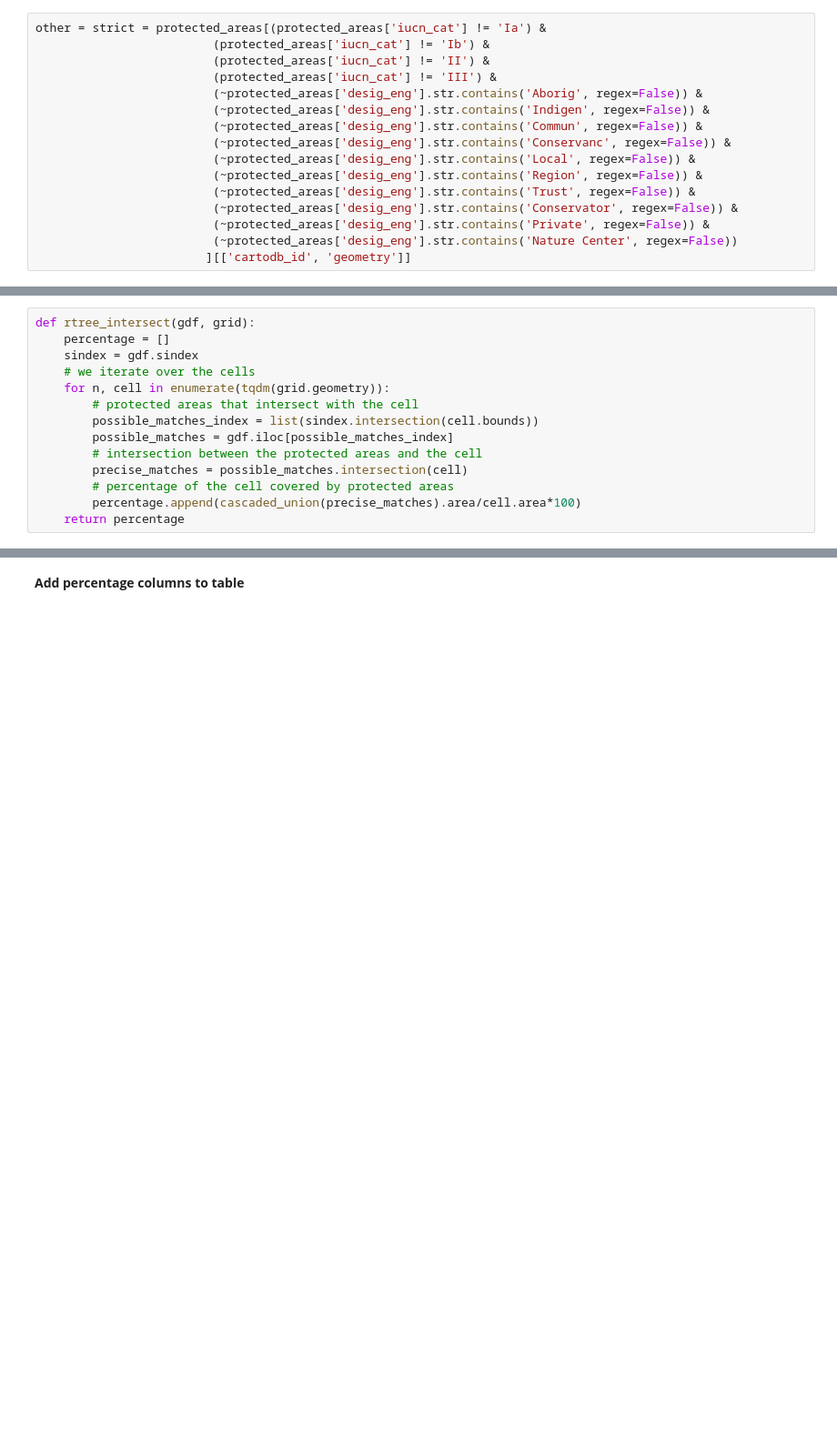
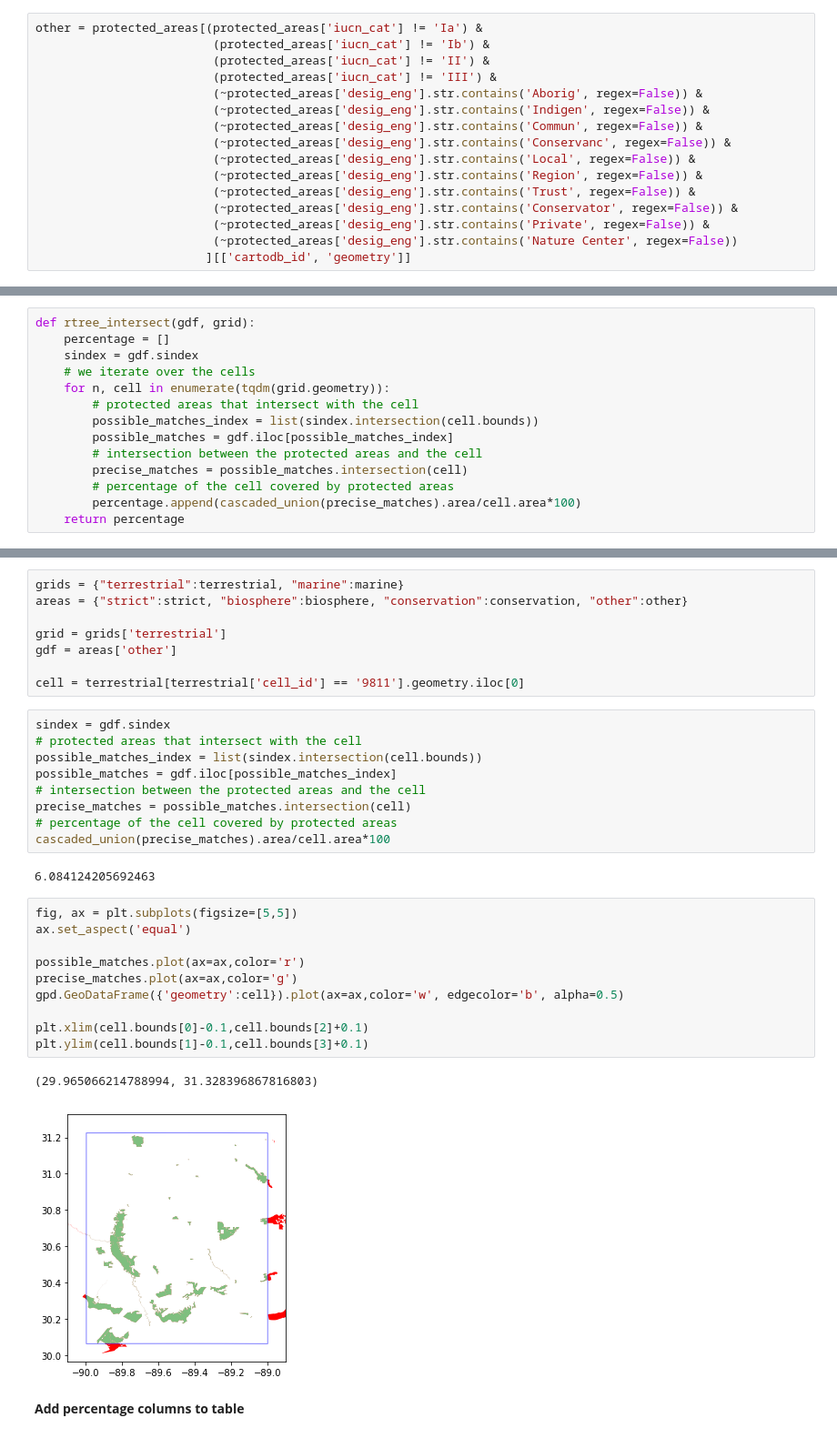
Before and after one commit to Vizzuality/data_sci_tutorials, a Jupyter notebook: work/HE_protected_area_percentage.ipynb, the cells around one changed output, grey strips where cells are left out. Shown at 91% size. Drawn from its saved outputs; the diff is of its cells as text; blank space fills up the shorter version.

```diff
--- a/work/HE_protected_area_percentage.ipynb
+++ b/work/HE_protected_area_percentage.ipynb
@@ -72,7 +75,7 @@ biosphere = protected_areas[protected_areas['desig_eng'].str.contains('Biosphere
 # %% [markdown]
 **Other**
 # %%
-other = strict = protected_areas[(protected_areas['iucn_cat'] != 'Ia') &
+other = protected_areas[(protected_areas['iucn_cat'] != 'Ia') &
                          (protected_areas['iucn_cat'] != 'Ib') &
                          (protected_areas['iucn_cat'] != 'II') &
                          (protected_areas['iucn_cat'] != 'III') &
@@ -133,3 +157,35 @@ For terrestrial, strict
+# %%
+grids = {"terrestrial":terrestrial, "marine":marine}
+areas = {"strict":strict, "biosphere":biosphere, "conservation":conservation, "other":other}
+
+grid = grids['terrestrial']
+gdf = areas['other']
+
+cell = terrestrial[terrestrial['cell_id'] == '9811'].geometry.iloc[0]
+# %%
+sindex = gdf.sindex
+# protected areas that intersect with the cell
+possible_matches_index = list(sindex.intersection(cell.bounds))
+possible_matches = gdf.iloc[possible_matches_index]
+# intersection between the protected areas and the cell
+precise_matches = possible_matches.intersection(cell)
+# percentage of the cell covered by protected areas
+cascaded_union(precise_matches).area/cell.area*100
+# %% [output]
+6.084124205692463
+# %%
+fig, ax = plt.subplots(figsize=[5,5])
+ax.set_aspect('equal')
+
+possible_matches.plot(ax=ax,color='r')
+precise_matches.plot(ax=ax,color='g')
+gpd.GeoDataFrame({'geometry':cell}).plot(ax=ax,color='w', edgecolor='b', alpha=0.5)
+
+plt.xlim(cell.bounds[0]-0.1,cell.bounds[2]+0.1)
+plt.ylim(cell.bounds[1]-0.1,cell.bounds[3]+0.1)
+# %% [output]
+(29.965066214788994, 31.328396867816803)
+[figure, added]
 # %% [markdown]
 **Add percentage columns to table**
 # %%
```
Also changed, not shown: parts of 6 cells of this notebook.
